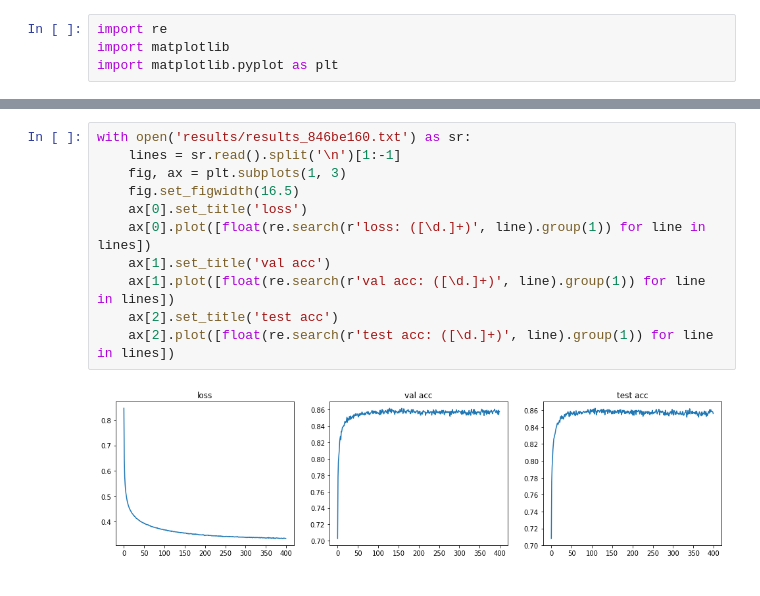
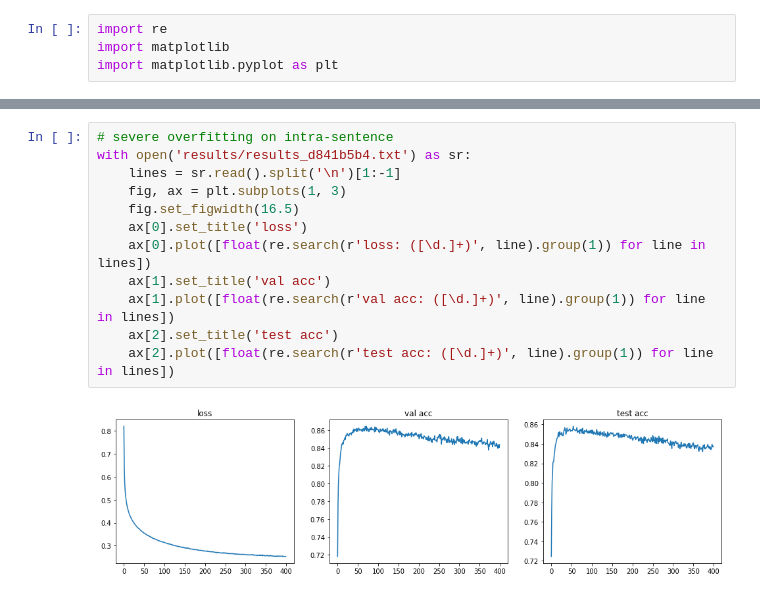
Before and after one commit to stevenxxiu/decomp_attend, a Jupyter notebook: notes.ipynb, the cells around one changed output, grey strips where cells are left out. Drawn from its saved outputs; the diff is of its cells as text.

Commit message:
intra-sentence results

```diff
--- a/notes.ipynb
+++ b/notes.ipynb
@@ -20,13 +49,14 @@ with open('results/results_54c3186f.txt') as sr:
 # %%
-with open('results/results_846be160.txt') as sr:
+# severe overfitting on intra-sentence
+with open('results/results_d841b5b4.txt') as sr:
     lines = sr.read().split('\n')[1:-1]
     fig, ax = plt.subplots(1, 3)
     fig.set_figwidth(16.5)
     ax[0].set_title('loss')
     ax[0].plot([float(re.search(r'loss: ([\d.]+)', line).group(1)) for line in lines])
     ax[1].set_title('val acc')
     ax[1].plot([float(re.search(r'val acc: ([\d.]+)', line).group(1)) for line in lines])
     ax[2].set_title('test acc')
     ax[2].plot([float(re.search(r'test acc: ([\d.]+)', line).group(1)) for line in lines])
 # %% [output]
-[figure, old version]
+[figure, new version]
```
Also changed, not shown: parts of 4 cells of this notebook, 2 other files.
